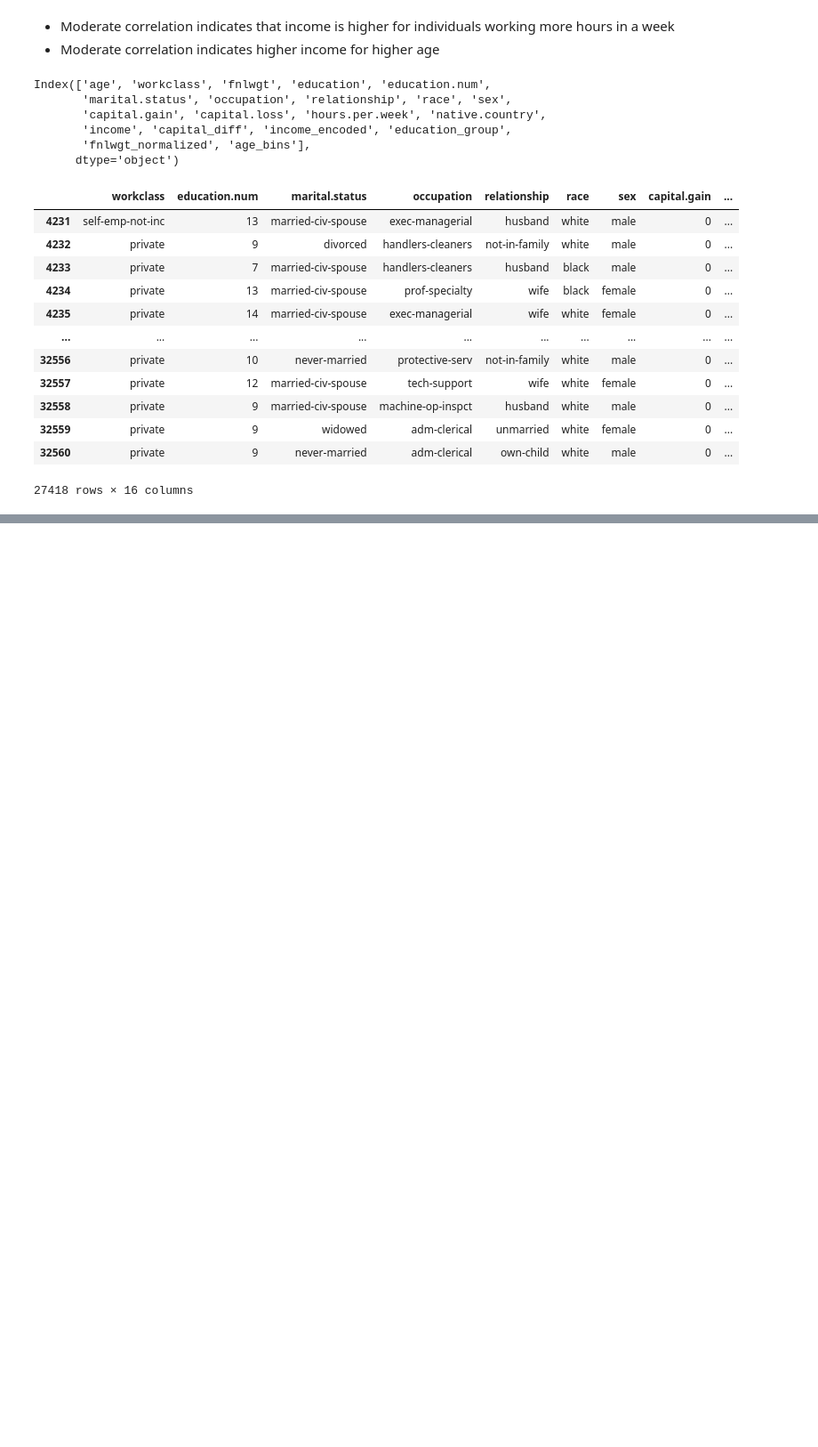
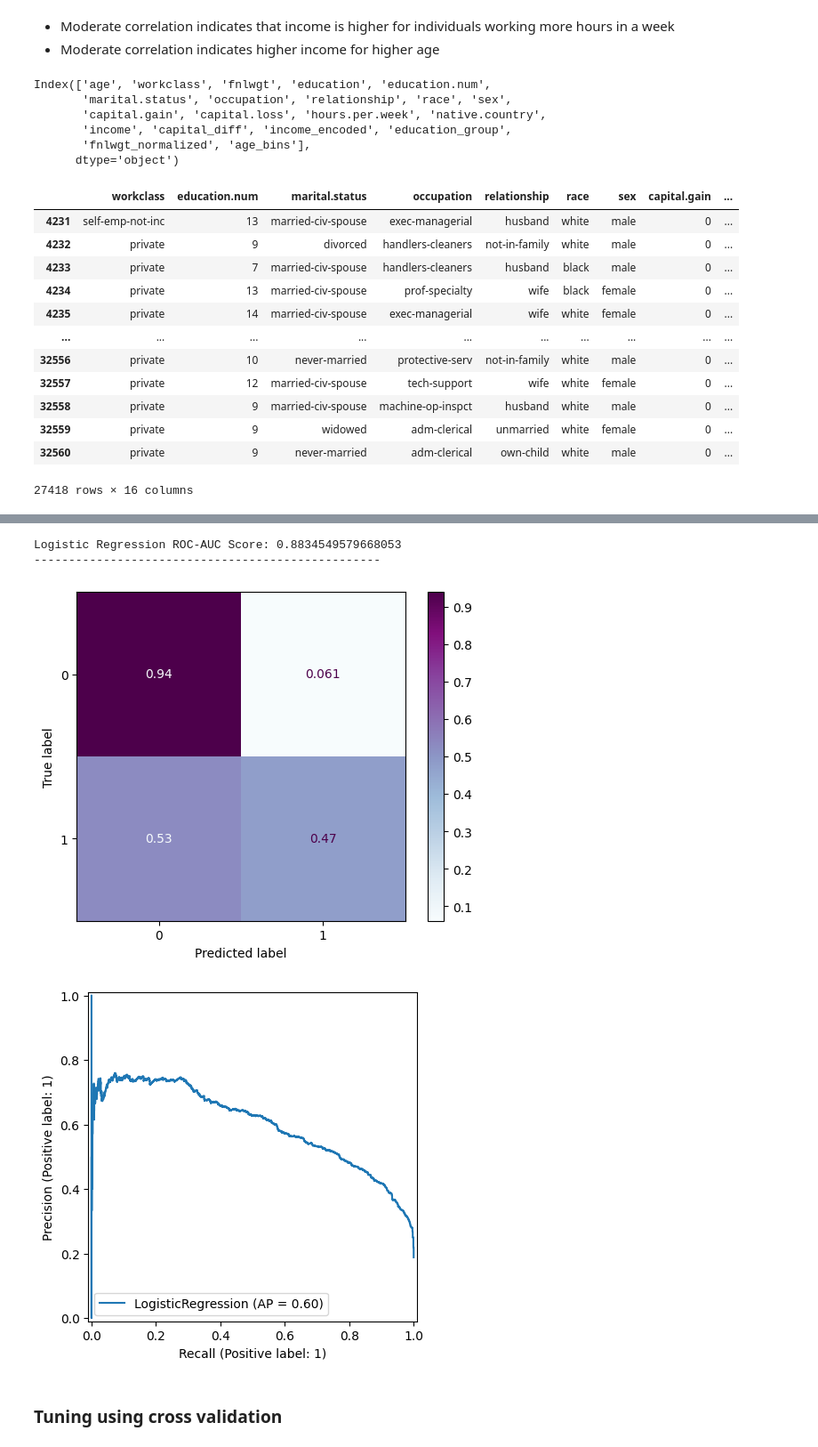
Before and after one commit to atharvawadekar/Adult-census-income-classification, a Jupyter notebook: phase1_eda.ipynb, the cells around one changed output, grey strips where cells are left out. Shown at 89% size. Drawn from its saved outputs; the diff is of its cells as text; code cells hidden in the pictures; blank space fills up the shorter version.

```diff
--- a/phase1_eda.ipynb
+++ b/phase1_eda.ipynb
@@ -1213,3 +1213,5 @@ df['occupation_encoded'] = occupation_encoder.fit_transform(df['occupation'])
+# %%
+df = pd.get_dummies(df, columns=['relationship', 'race', 'sex', 'marital.status', 'workclass', 'occupation'])
 # %%
 education_encoder = OrdinalEncoder(categories=[['primary','middle-School','hs-grad','Others','bachelors','phd']])
 df['education_group_encoded'] = education_encoder.fit_transform(df[['education_group']])
@@ -1217,8 +1219,8 @@ df['education_group_encoded'] = education_encoder.fit_transform(df[['education_g
 capital_diff_encoder = OrdinalEncoder(categories=[['Low','High']])
 df['capital_diff_encoded'] = capital_diff_encoder.fit_transform(df[['capital_diff']])
 
-age_bins_encoder = OrdinalEncoder(categories=[['15-25', '25-35', '35-45', '45-55', '55-65', '65-75','75-85','85-95']])
-df['age_bins_encoded'] = age_bins_encoder.fit_transform(df[['age_bins']])
+# age_bins_encoder = OrdinalEncoder(categories=[['15-25', '25-35', '35-45', '45-55', '55-65', '65-75','75-85','85-95']])
+# df['age_bins_encoded'] = age_bins_encoder.fit_transform(df[['age_bins']])
 # %%
 df.columns
 # %% [output]
@@ -1264,12 +1317,2 @@ y = df_final[target].values.flatten()
 # %%
 X_train, X_test, y_train, y_test = train_test_split(X, y, test_size=0.2, random_state=37)
-# %%
-model = LogisticRegression(max_iter=500)
-model.fit(X_train, y_train)
-
-y_pred = model.predict(X_test)
-
-accuracy = accuracy_score(y_test, y_pred)
-print(f'Accuracy: {accuracy:.2f}')
-
-print(f'Accuracy using model.score(): {model.score(X_test, y_test):.2f}')
@@ -1278,0 +1321,11 @@ Accuracy using model.score(): 0.83
+# %%
+logreg_model = LogisticRegression(max_iter=2000)
+logreg_model.fit(X_train, y_train)
+
+y_pred = logreg_model.predict(X_test)
+y_pred_probability = logreg_model.predict_proba(X_test)
+
+logreg_f1 = f1_score(y_test, y_pred)
+logreg_recall = recall_score(y_test, y_pred)
+logreg_auc = roc_auc_score(y_test, y_pred)
+accuracy = accuracy_score(y_test, y_pred)
@@ -1278,0 +1384,14 @@ Accuracy using model.score(): 0.83
+# %%
+print('Logistic Regression ROC-AUC Score:', roc_auc_score(y_test, y_pred_probability[:,1]))
+print('--------------------------------------------------')
+
+logreg_matrix = ConfusionMatrixDisplay.from_estimator(logreg_model, X_test, y_test, normalize='true', cmap='BuPu')
+
+logreg_prCurve = PrecisionRecallDisplay.from_estimator(logreg_model, X_test, y_test)
+# %% [output]
+Logistic Regression ROC-AUC Score: 0.8834549579668053
+--------------------------------------------------
+[figure, added]
+[figure, added]
+# %% [markdown]
+### Tuning using cross validation
```
Also changed, not shown: parts of 23 cells of this notebook.
